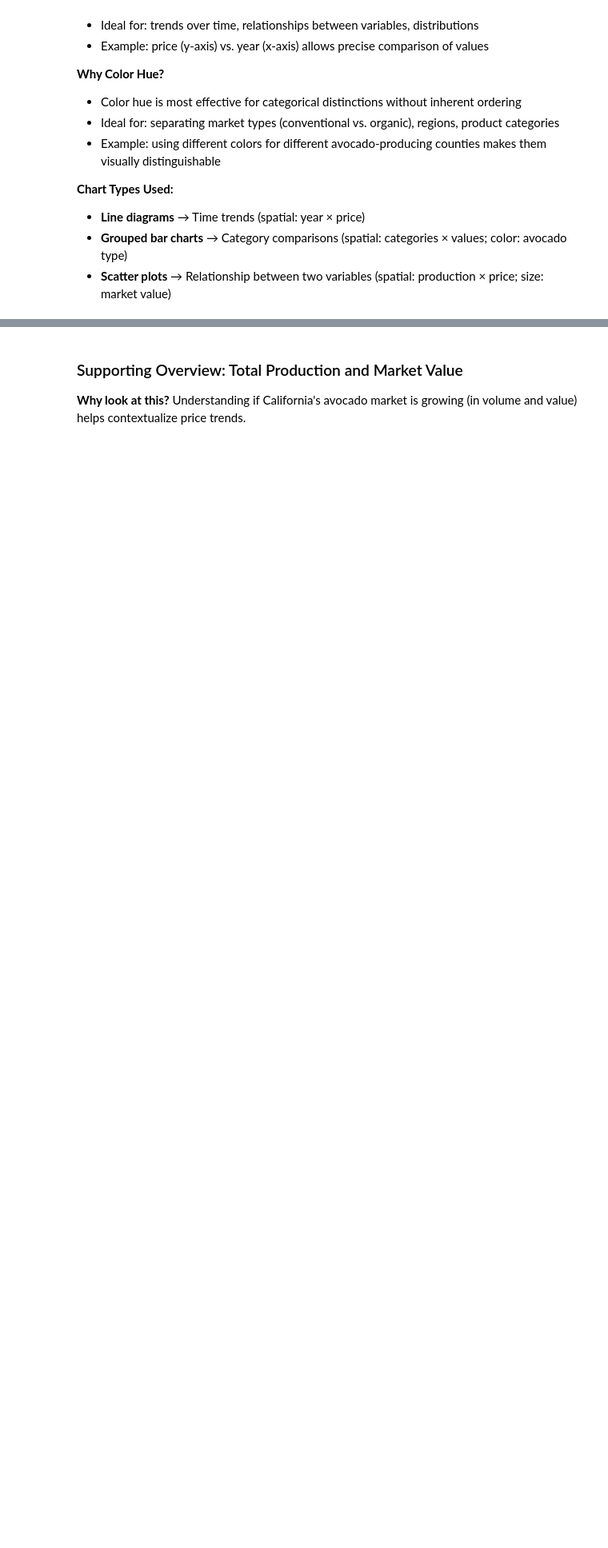
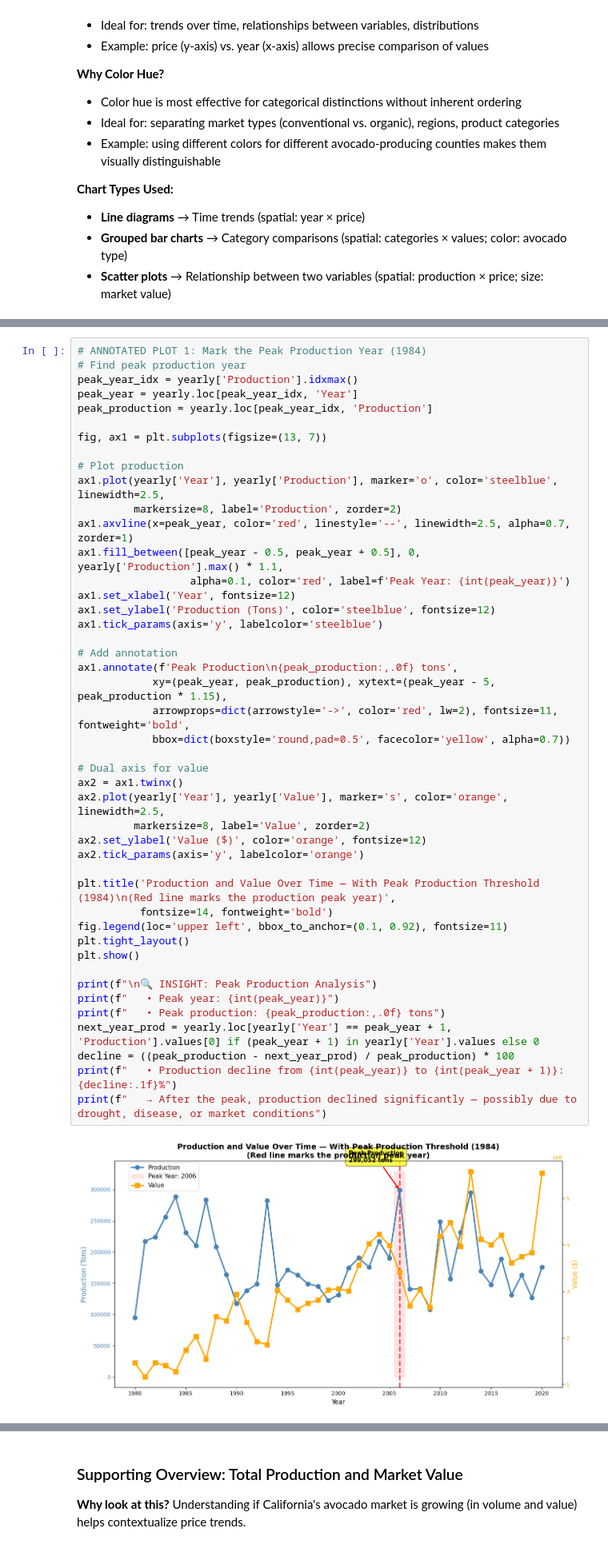
Before and after one commit to katrimik/avocado_vis, a Jupyter notebook: vis.ipynb, the cells around one changed output, grey strips where cells are left out. Shown at 80% size. Saved outputs shown, nothing was run; the diff lists cells and outputs as text; blank space fills up the shorter version.

Commit message:
adding thresholds and updating readme to be clearer

```diff
--- a/vis.ipynb
+++ b/vis.ipynb
@@ -152,0 +216,47 @@ plt.show()
+# %%
+# ANNOTATED PLOT 1: Mark the Peak Production Year (1984)
+# Find peak production year
+peak_year_idx = yearly['Production'].idxmax()
+peak_year = yearly.loc[peak_year_idx, 'Year']
+peak_production = yearly.loc[peak_year_idx, 'Production']
+
+fig, ax1 = plt.subplots(figsize=(13, 7))
+
+# Plot production
+ax1.plot(yearly['Year'], yearly['Production'], marker='o', color='steelblue', linewidth=2.5,
+         markersize=8, label='Production', zorder=2)
+ax1.axvline(x=peak_year, color='red', linestyle='--', linewidth=2.5, alpha=0.7, zorder=1)
+ax1.fill_between([peak_year - 0.5, peak_year + 0.5], 0, yearly['Production'].max() * 1.1,
+                  alpha=0.1, color='red', label=f'Peak Year: {int(peak_year)}')
+ax1.set_xlabel('Year', fontsize=12)
+ax1.set_ylabel('Production (Tons)', color='steelblue', fontsize=12)
+ax1.tick_params(axis='y', labelcolor='steelblue')
+
+# Add annotation
+ax1.annotate(f'Peak Production\n{peak_production:,.0f} tons',
+            xy=(peak_year, peak_production), xytext=(peak_year - 5, peak_production * 1.15),
+            arrowprops=dict(arrowstyle='->', color='red', lw=2), fontsize=11, fontweight='bold',
+            bbox=dict(boxstyle='round,pad=0.5', facecolor='yellow', alpha=0.7))
+
+# Dual axis for value
+ax2 = ax1.twinx()
+ax2.plot(yearly['Year'], yearly['Value'], marker='s', color='orange', linewidth=2.5,
+         markersize=8, label='Value', zorder=2)
+ax2.set_ylabel('Value ($)', color='orange', fontsize=12)
+ax2.tick_params(axis='y', labelcolor='orange')
+
+plt.title('Production and Value Over Time — With Peak Production Threshold (1984)\n(Red line marks the production peak year)',
+          fontsize=14, fontweight='bold')
+fig.legend(loc='upper left', bbox_to_anchor=(0.1, 0.92), fontsize=11)
+plt.tight_layout()
+plt.show()
+
+print(f"\n🔍 INSIGHT: Peak Production Analysis")
+print(f"   • Peak year: {int(peak_year)}")
+print(f"   • Peak production: {peak_production:,.0f} tons")
+next_year_prod = yearly.loc[yearly['Year'] == peak_year + 1, 'Production'].values[0] if (peak_year + 1) in yearly['Year'].values else 0
+decline = ((peak_production - next_year_prod) / peak_production) * 100
+print(f"   • Production decline from {int(peak_year)} to {int(peak_year + 1)}: {decline:.1f}%")
+print(f"   → After the peak, production declined significantly — possibly due to drought, disease, or market conditions")
+# %% [output]
+[figure, added]
```
Also changed, not shown: parts of 9 cells of this notebook, 1 other file.
